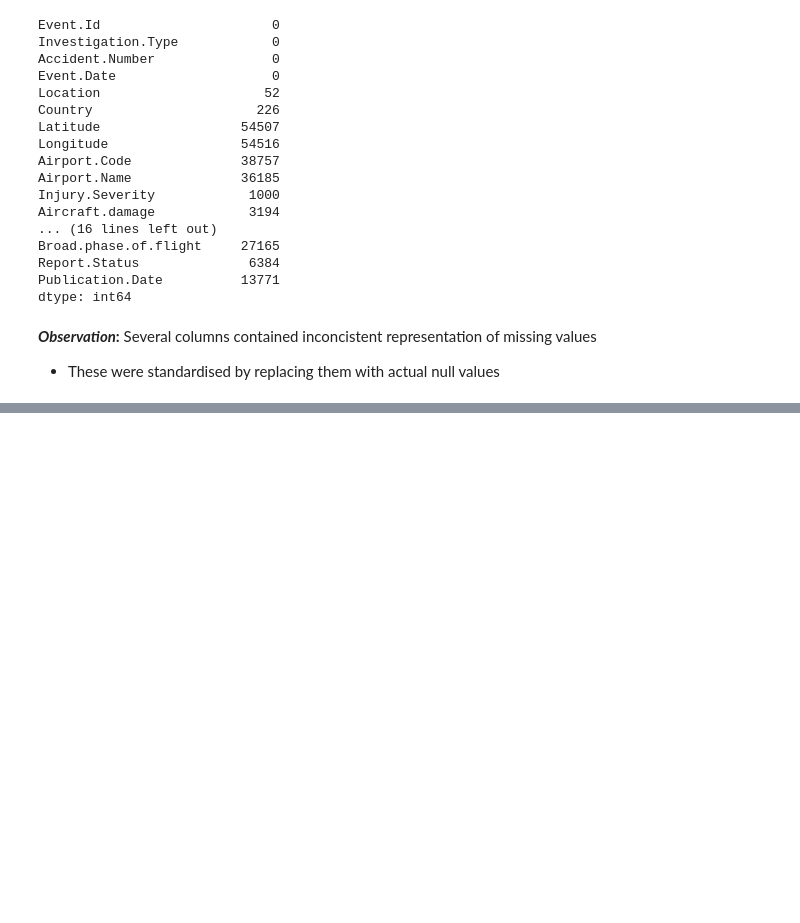
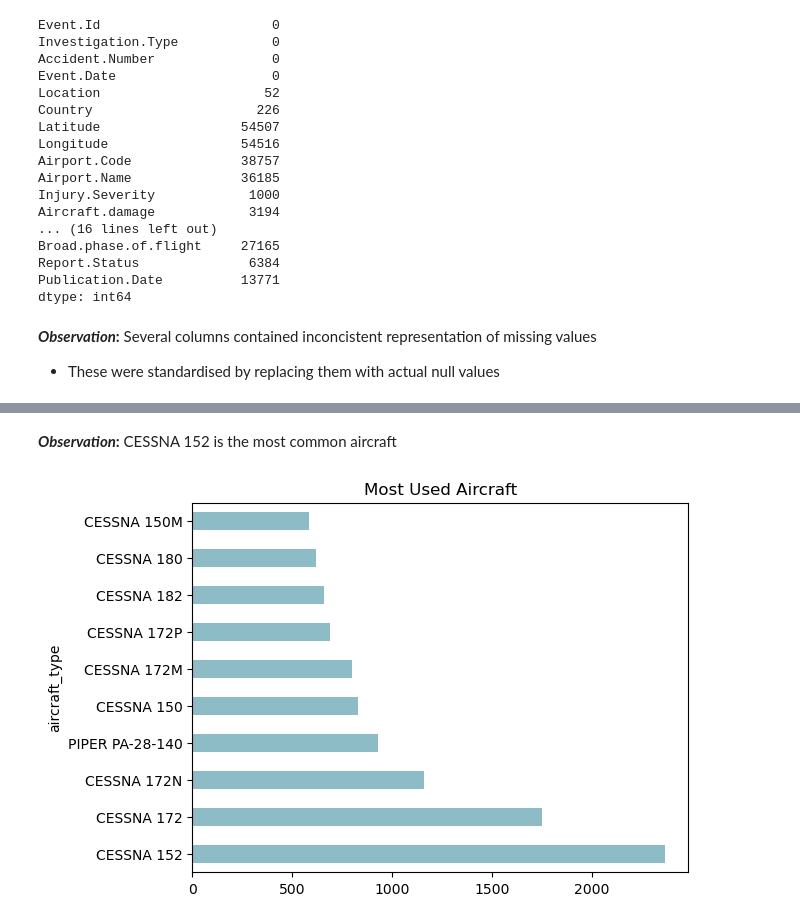
Before and after one commit to Peris-Kigo/aviation-accidents-project, a Jupyter notebook: student.ipynb, the cells around one changed output, grey strips where cells are left out. Cells and saved outputs as stored; diff of their text form; code cells hidden in the pictures; blank space fills up the shorter version.

```diff
--- a/student.ipynb
+++ b/student.ipynb
@@ -217,4 +217,5 @@ __*Observation*:__ 141 rows had missingvalues in either make or model columns of
 # %%
+df1['Aircraft.damage']=df1['Aircraft.damage'].astype(str).str.strip().str.upper()
 df1['Make']= df1['Make'].astype(str).str.strip().str.upper()
 df1['Model']=df1['Model'].astype(str).str.strip().str.upper()
-df1['aircraft_type'] = df1['Make'] + '' + df1['Model']
+df1['aircraft_type'] = df1['Make'].fillna('UNKNOWN') + '' + df1['Model'].fillna('UNKNOWN')
@@ -239,0 +243,10 @@ __*Observation*:__ The data had different entries of the Models with different f
+# %% [markdown]
+__*Observation*:__ CESSNA 152 is the most common aircraft
+# %%
+most_used_aircraft = df1['aircraft_type'].value_counts()
+most_used_aircraft.head(10).plot(kind='barh',x='aircraft_type',
+                                               title='Most Used Aircraft', color='#8DBCC7')
+plt.savefig('images/Most_Used_Aircraft.png', dpi=300, bbox_inches='tight')
+plt.show()
+# %% [output]
+[figure, added]
```
Also changed, not shown: parts of 30 cells of this notebook, 7 other files.
